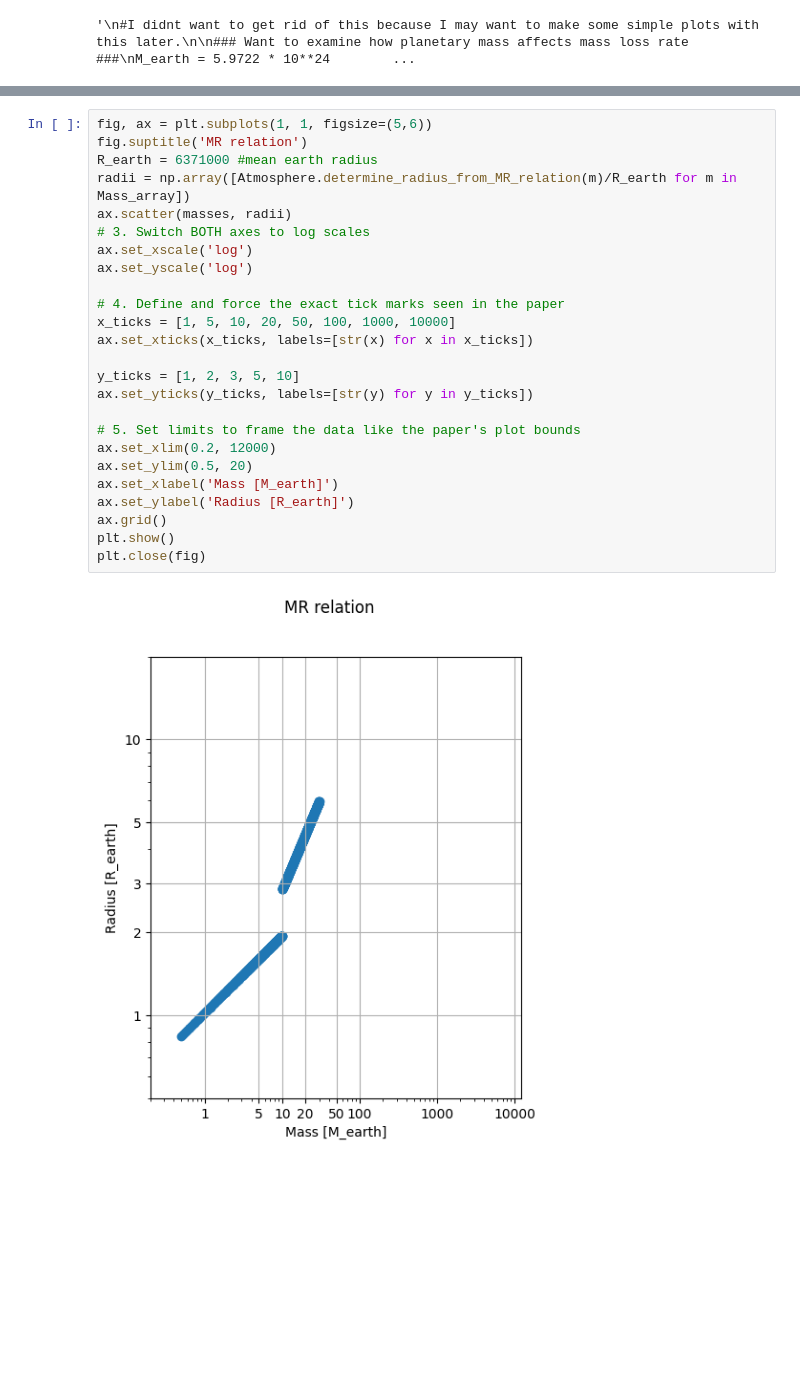
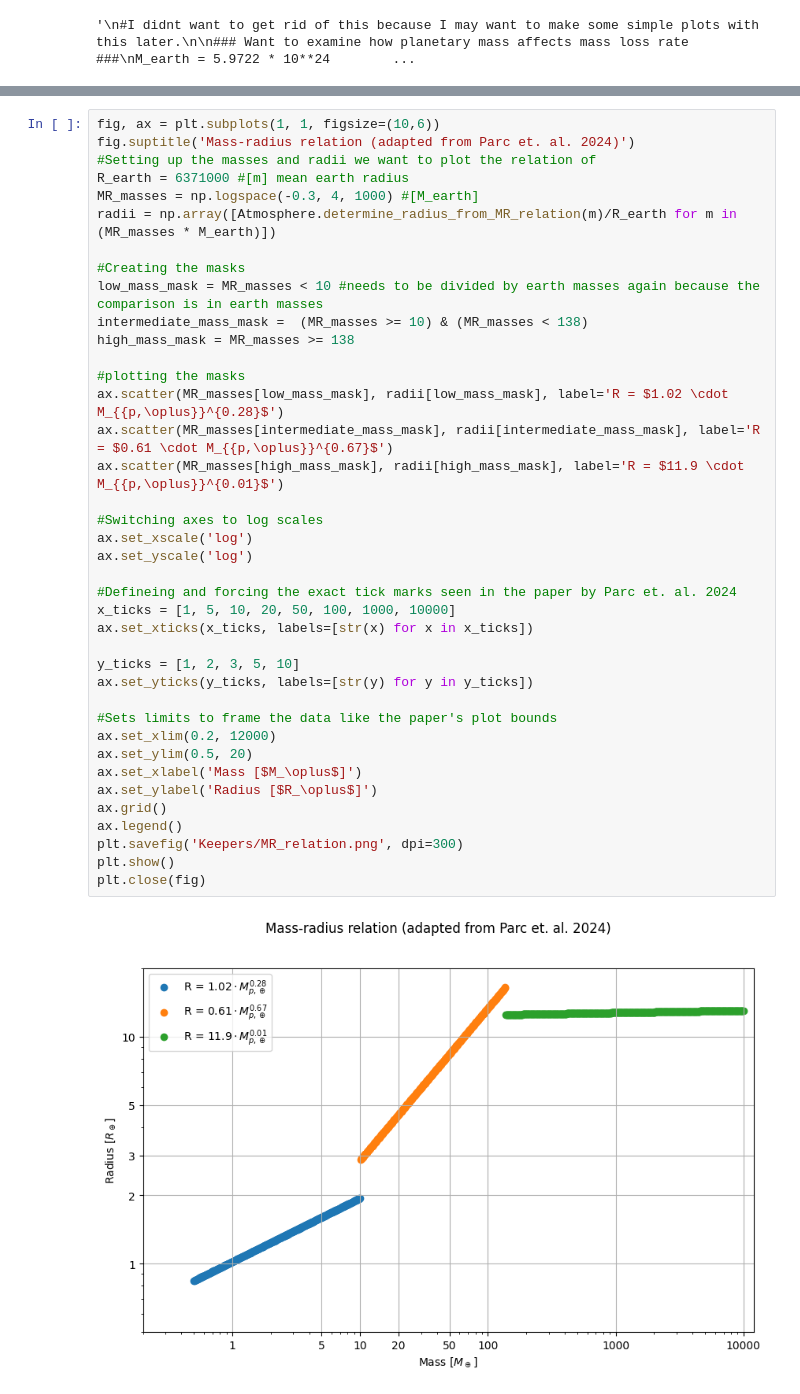
Before and after one commit to FormingWorlds/BScProjectAtmosphericEscape, a Jupyter notebook: plots/results_safari.ipynb, the cells around one changed output, grey strips where cells are left out. Saved outputs shown, nothing was run; the diff lists cells and outputs as text; blank space fills up the shorter version.

Commit message:
Extended MR relation plot. Finished grav potential plot check.

```diff
--- a/plots/results_safari.ipynb
+++ b/plots/results_safari.ipynb
@@ -356,30 +323,44 @@ R_s is larger than R_base, escape is radiation-rec
 # %%
-fig, ax = plt.subplots(1, 1, figsize=(5,6))
-fig.suptitle('MR relation')
-R_earth = 6371000 #mean earth radius
-radii = np.array([Atmosphere.determine_radius_from_MR_relation(m)/R_earth for m in Mass_array])
-ax.scatter(masses, radii)
-# 3. Switch BOTH axes to log scales
+fig, ax = plt.subplots(1, 1, figsize=(10,6))
+fig.suptitle('Mass-radius relation (adapted from Parc et. al. 2024)')
+#Setting up the masses and radii we want to plot the relation of
+R_earth = 6371000 #[m] mean earth radius
+MR_masses = np.logspace(-0.3, 4, 1000) #[M_earth]
+radii = np.array([Atmosphere.determine_radius_from_MR_relation(m)/R_earth for m in (MR_masses * M_earth)])
+
+#Creating the masks
+low_mass_mask = MR_masses < 10 #needs to be divided by earth masses again because the comparison is in earth masses
+intermediate_mass_mask =  (MR_masses >= 10) & (MR_masses < 138)
+high_mass_mask = MR_masses >= 138
+
+#plotting the masks
+ax.scatter(MR_masses[low_mass_mask], radii[low_mass_mask], label='R = $1.02 \cdot M_{{p,\oplus}}^{0.28}$')
+ax.scatter(MR_masses[intermediate_mass_mask], radii[intermediate_mass_mask], label='R = $0.61 \cdot M_{{p,\oplus}}^{0.67}$')
+ax.scatter(MR_masses[high_mass_mask], radii[high_mass_mask], label='R = $11.9 \cdot M_{{p,\oplus}}^{0.01}$')
+
+#Switching axes to log scales
 ax.set_xscale('log')
 ax.set_yscale('log')
 
-# 4. Define and force the exact tick marks seen in the paper
+#Defineing and forcing the exact tick marks seen in the paper by Parc et. al. 2024
 x_ticks = [1, 5, 10, 20, 50, 100, 1000, 10000]
 ax.set_xticks(x_ticks, labels=[str(x) for x in x_ticks])
 
 y_ticks = [1, 2, 3, 5, 10]
 ax.set_yticks(y_ticks, labels=[str(y) for y in y_ticks])
 
-# 5. Set limits to frame the data like the paper's plot bounds
+#Sets limits to frame the data like the paper's plot bounds
 ax.set_xlim(0.2, 12000)
 ax.set_ylim(0.5, 20)
-ax.set_xlabel('Mass [M_earth]')
-ax.set_ylabel('Radius [R_earth]')
+ax.set_xlabel('Mass [$M_\oplus$]')
+ax.set_ylabel('Radius [$R_\oplus$]')
 ax.grid()
+ax.legend()
+plt.savefig('Keepers/MR_relation.png', dpi=300)
 plt.show()
 plt.close(fig)
 # %% [output]
-[figure, old version]
+[figure, new version]
 # %%
 ### Want to see how the gravitational well changes with the MR relation ###
 
```
Also changed, not shown: parts of 4 cells of this notebook.
